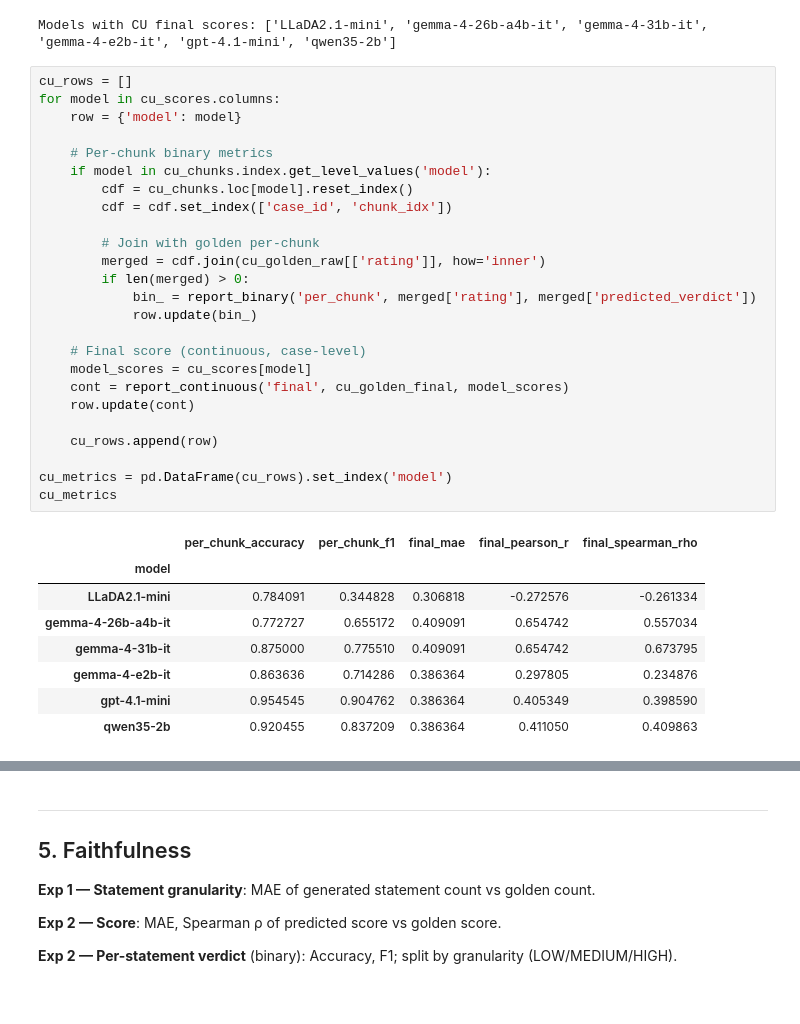
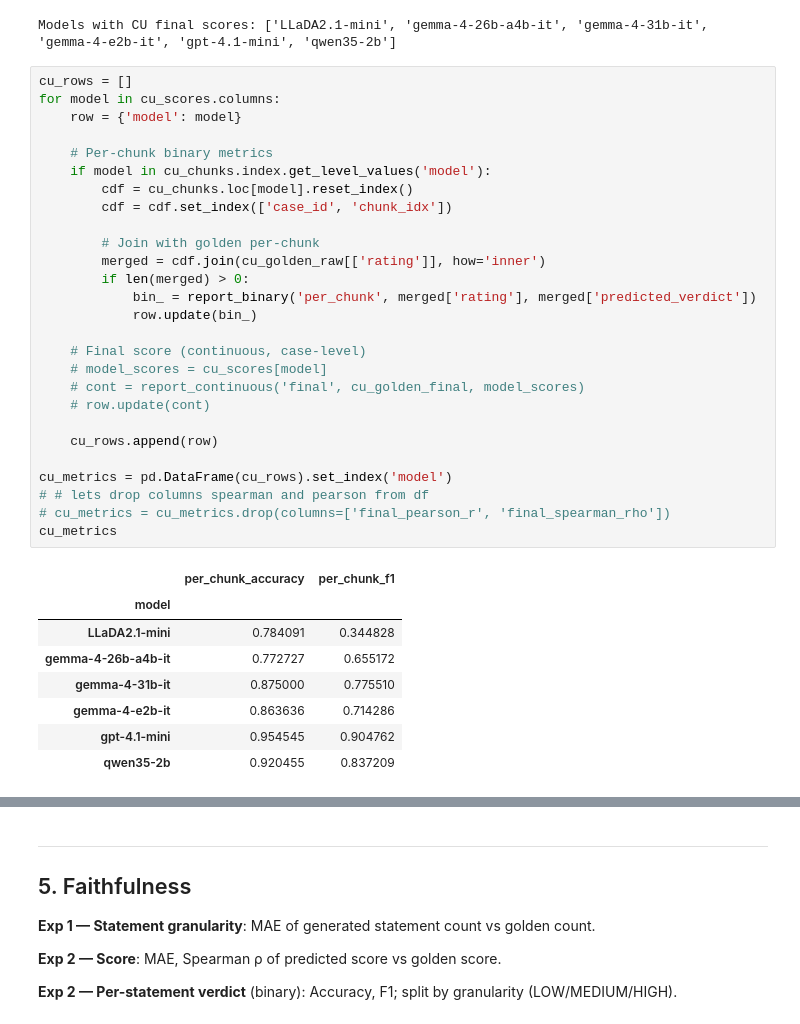
Before and after one commit to kazokid/diffusion-llms-eval, a Jupyter notebook: notebooks/metrics_calculation.ipynb, the cells around one changed output, grey strips where cells are left out. Saved outputs shown, nothing was run; the diff lists cells and outputs as text.

```diff
--- a/notebooks/metrics_calculation.ipynb
+++ b/notebooks/metrics_calculation.ipynb
@@ -683,34 +683,36 @@ Models with CU final scores: ['LLaDA2.1-mini', 'gemma-4-26b-a4b-it', 'gemma-4-31
 # %%
 cu_rows = []
 for model in cu_scores.columns:
     row = {'model': model}
 
     # Per-chunk binary metrics
     if model in cu_chunks.index.get_level_values('model'):
         cdf = cu_chunks.loc[model].reset_index()
         cdf = cdf.set_index(['case_id', 'chunk_idx'])
 
         # Join with golden per-chunk
         merged = cdf.join(cu_golden_raw[['rating']], how='inner')
         if len(merged) > 0:
             bin_ = report_binary('per_chunk', merged['rating'], merged['predicted_verdict'])
             row.update(bin_)
 
     # Final score (continuous, case-level)
-    model_scores = cu_scores[model]
-    cont = report_continuous('final', cu_golden_final, model_scores)
-    row.update(cont)
+    # model_scores = cu_scores[model]
+    # cont = report_continuous('final', cu_golden_final, model_scores)
+    # row.update(cont)
 
     cu_rows.append(row)
 
 cu_metrics = pd.DataFrame(cu_rows).set_index('model')
+# # lets drop columns spearman and pearson from df
+# cu_metrics = cu_metrics.drop(columns=['final_pearson_r', 'final_spearman_rho'])
 cu_metrics
 # %% [output]
-|  | per_chunk_accuracy | per_chunk_f1 | final_mae | final_pearson_r | final_spearman_rho |
-| model |  |  |  |  |  |
-| LLaDA2.1-mini | 0.784091 | 0.344828 | 0.306818 | -0.272576 | -0.261334 |
-| gemma-4-26b-a4b-it | 0.772727 | 0.655172 | 0.409091 | 0.654742 | 0.557034 |
-| gemma-4-31b-it | 0.875000 | 0.775510 | 0.409091 | 0.654742 | 0.673795 |
-| gemma-4-e2b-it | 0.863636 | 0.714286 | 0.386364 | 0.297805 | 0.234876 |
-| gpt-4.1-mini | 0.954545 | 0.904762 | 0.386364 | 0.405349 | 0.398590 |
-| qwen35-2b | 0.920455 | 0.837209 | 0.386364 | 0.411050 | 0.409863 |
+|  | per_chunk_accuracy | per_chunk_f1 |
+| model |  |  |
+| LLaDA2.1-mini | 0.784091 | 0.344828 |
+| gemma-4-26b-a4b-it | 0.772727 | 0.655172 |
+| gemma-4-31b-it | 0.875000 | 0.775510 |
+| gemma-4-e2b-it | 0.863636 | 0.714286 |
+| gpt-4.1-mini | 0.954545 | 0.904762 |
+| qwen35-2b | 0.920455 | 0.837209 |
```
Also changed, not shown: parts of 13 cells of this notebook, 3 other files.
